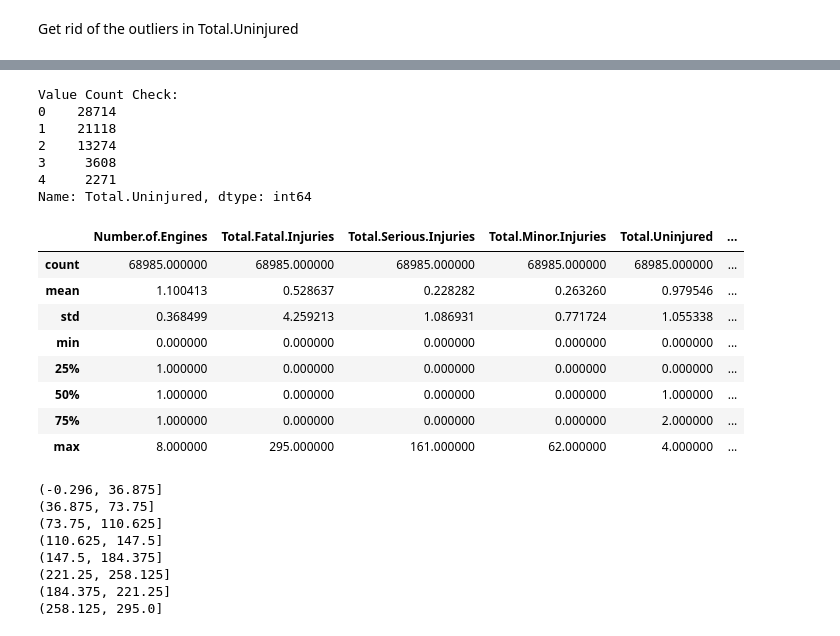
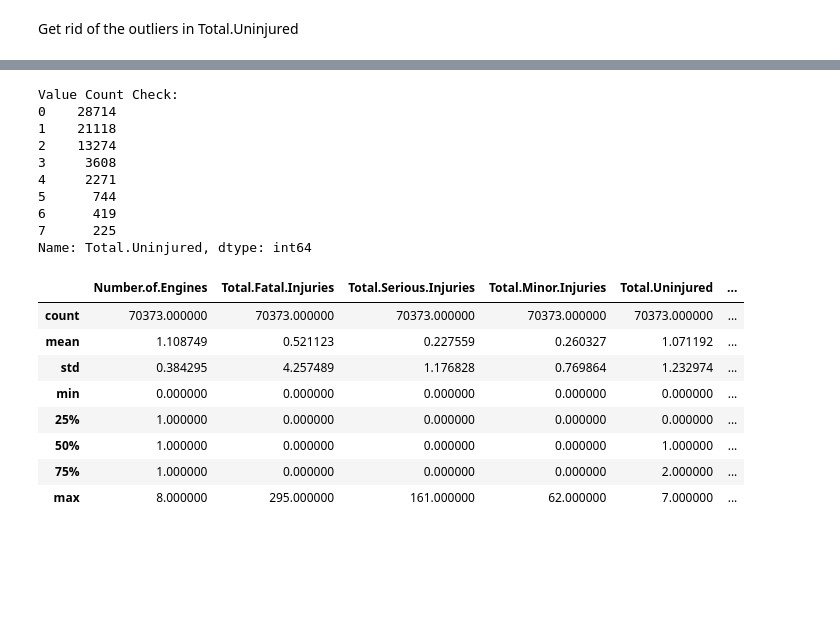
Before and after one commit to erankova/Fortune-Inc-Aviation-Analysis, a Jupyter notebook: Exploration.ipynb, the cells around one changed output, grey strips where cells are left out. Drawn from its saved outputs; the diff is of its cells as text; code cells hidden in the pictures; blank space fills up the shorter version.

```diff
--- a/Exploration.ipynb
+++ b/Exploration.ipynb
@@ -795,7 +795,7 @@ Name: Purpose.of.flight, dtype: float64
 
 for value in ad:
     if ad['Make'].str.contains('boeing').any():
-        ad.loc[ad['Make'].str.contains('fatal'), 'Make'] = 'boeing'
+        ad.loc[ad['Make'].str.contains('boeing'), 'Make'] = 'boeing'
 
 ad['Make'].value_counts(normalize=True)
 # %% [output]
@@ -1162,29 +1148,32 @@ Looks like it makes sense to get rid of outliers with values >4
 # %%
 # Eliminate outliers (>5) in Total.Uninjured
 
 ad_6 = ad_5.copy()
 
-mask = ad_6['Total.Uninjured'] < 5
+mask = ad_6['Total.Uninjured'] < 8
 ad_6 = ad_6[mask]
 
 print(f"Value Count Check:\n{ad_6['Total.Uninjured'].value_counts()}")
 
 # New describe check
 ad_6.describe()
 # %% [output]
 Value Count Check:
 0    28714
 1    21118
 2    13274
 3     3608
 4     2271
+5      744
+6      419
+7      225
 Name: Total.Uninjured, dtype: int64
 |  | Number.of.Engines | Total.Fatal.Injuries | Total.Serious.Injuries | Total.Minor.Injuries | Total.Uninjured | ... |
-| count | 68985.000000 | 68985.000000 | 68985.000000 | 68985.000000 | 68985.000000 | ... |
-| mean | 1.100413 | 0.528637 | 0.228282 | 0.263260 | 0.979546 | ... |
-| std | 0.368499 | 4.259213 | 1.086931 | 0.771724 | 1.055338 | ... |
+| count | 70373.000000 | 70373.000000 | 70373.000000 | 70373.000000 | 70373.000000 | ... |
+| mean | 1.108749 | 0.521123 | 0.227559 | 0.260327 | 1.071192 | ... |
+| std | 0.384295 | 4.257489 | 1.176828 | 0.769864 | 1.232974 | ... |
 | min | 0.000000 | 0.000000 | 0.000000 | 0.000000 | 0.000000 | ... |
 | 25% | 1.000000 | 0.000000 | 0.000000 | 0.000000 | 0.000000 | ... |
 | 50% | 1.000000 | 0.000000 | 0.000000 | 0.000000 | 1.000000 | ... |
 | 75% | 1.000000 | 0.000000 | 0.000000 | 0.000000 | 2.000000 | ... |
-| max | 8.000000 | 295.000000 | 161.000000 | 62.000000 | 4.000000 | ... |
+| max | 8.000000 | 295.000000 | 161.000000 | 62.000000 | 7.000000 | ... |
@@ -1242,14 +1179,0 @@ def plot_bar(df, cat, val, title, xlabel, ylabel):
-# %%
-bins = ad['Total.Fatal.Injuries'].value_counts(bins=8).index
-
-for bin in bins:
-    print(bin)
-# %% [output]
-(-0.296, 36.875]
-(36.875, 73.75]
-(73.75, 110.625]
-(110.625, 147.5]
-(147.5, 184.375]
-(221.25, 258.125]
-(184.375, 221.25]
-(258.125, 295.0]
```
Also changed, not shown: parts of 26 cells of this notebook, 2 other files.
